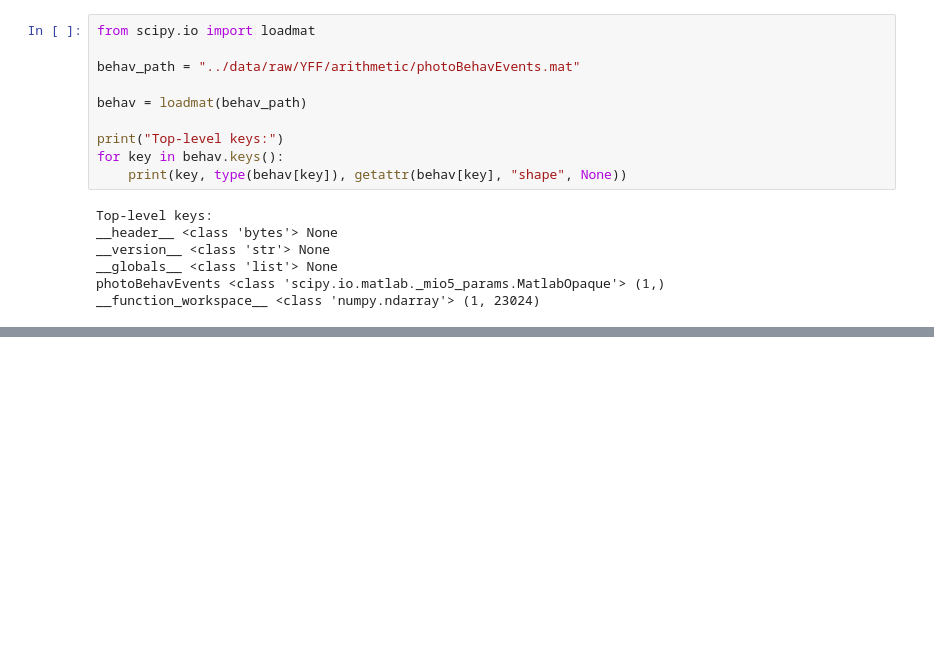
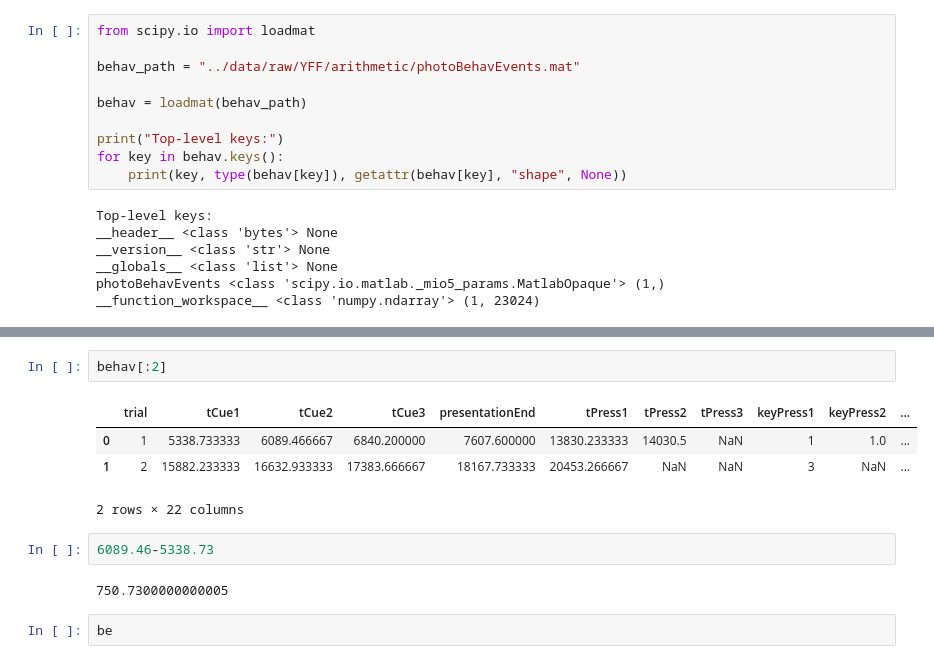
Before and after one commit to Shafiq-Abdu/number-simplex-reproduction, a Jupyter notebook: notebooks/01_explore_data.ipynb, the cells around one changed output, grey strips where cells are left out. Cells and saved outputs as stored; diff of their text form; blank space fills up the shorter version.

```diff
--- a/notebooks/01_explore_data.ipynb
+++ b/notebooks/01_explore_data.ipynb
@@ -347,0 +415,13 @@ behav.head()
+# %%
+behav[:2]
+# %% [output]
+|  | trial | tCue1 | tCue2 | tCue3 | presentationEnd | tPress1 | tPress2 | tPress3 | keyPress1 | keyPress2 | ... |
+| 0 | 1 | 5338.733333 | 6089.466667 | 6840.200000 | 7607.600000 | 13830.233333 | 14030.5 | NaN | 1 | 1.0 | ... |
+| 1 | 2 | 15882.233333 | 16632.933333 | 17383.666667 | 18167.733333 | 20453.266667 | NaN | NaN | 3 | NaN | ... |
+2 rows × 22 columns
+# %%
+6089.46-5338.73
+# %% [output]
+750.7300000000005
+# %%
+be
```
Also changed, not shown: parts of 8 cells of this notebook.
